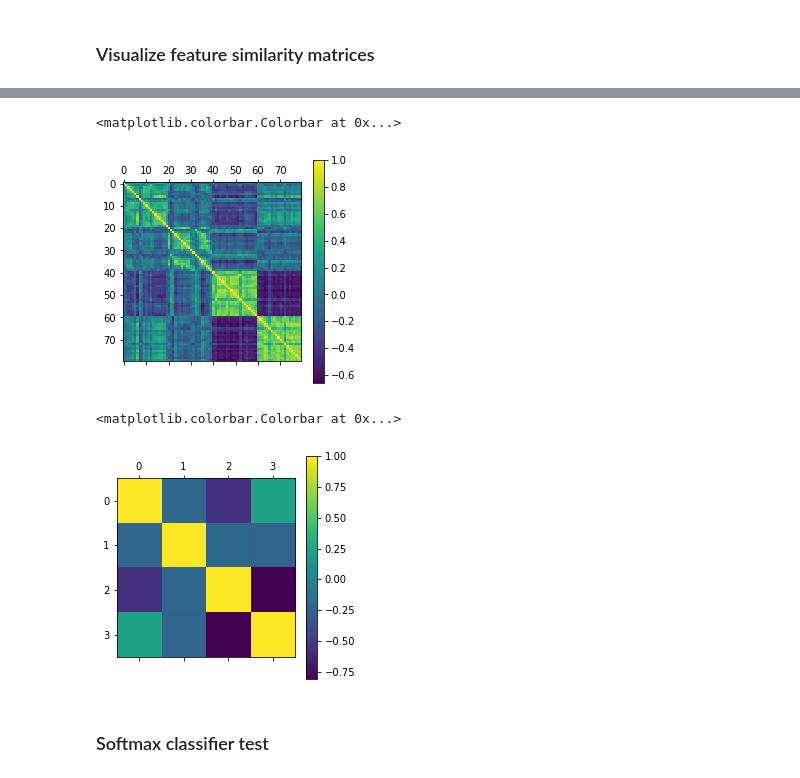
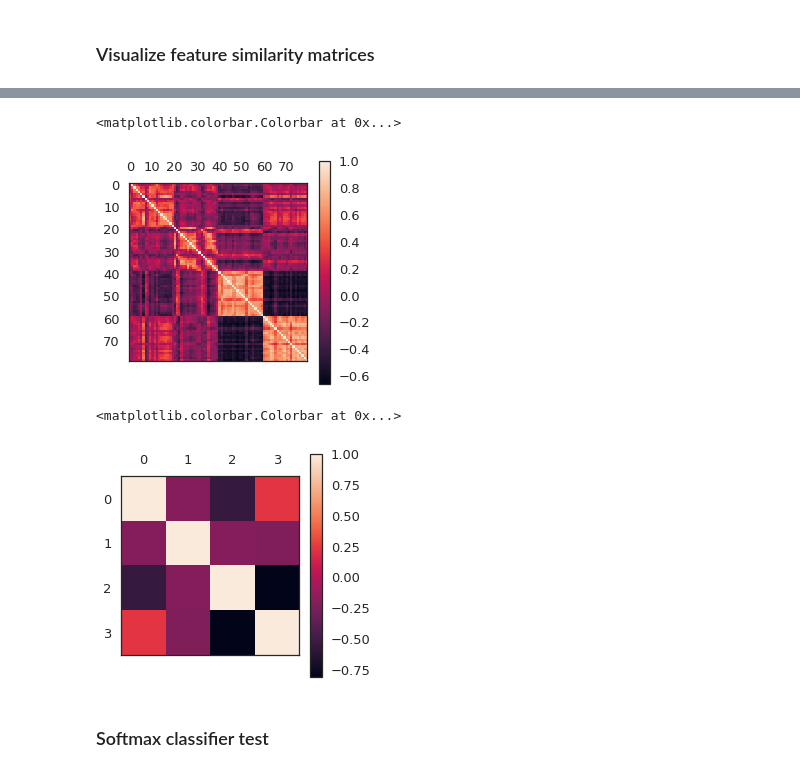
Before and after one commit to judithfan/sketchfeat, a Jupyter notebook: sketches/sketch_feature_analysis_Judy.ipynb, the cells around one changed output, grey strips where cells are left out. Cells and saved outputs as stored; diff of their text form; code cells hidden in the pictures.

Commit message:
updates to plot aesthetics

```diff
--- a/sketches/sketch_feature_analysis_Judy.ipynb
+++ b/sketches/sketch_feature_analysis_Judy.ipynb
@@ -322,13 +322,14 @@ def get_class_means(X, labels):
     return _mu
 # %%
 # plot OBJPOSE-level similarity matrix -- sorted by object and pose
+sns.set_style('white')
 views = _X.objpose.values
 means = get_class_means(_Features, views)
 plt.matshow(np.corrcoef(means))
 plt.colorbar()
 # %% [output]
 <matplotlib.colorbar.Colorbar at 0x...>
-[figure, old version]
+[figure, new version]
 # %%
 # plot category-level similarity matrix
 means = get_class_means(Features, Labels)
@@ -336,7 +337,7 @@ plt.matshow(np.corrcoef(means))
 plt.colorbar()
 # %% [output]
 <matplotlib.colorbar.Colorbar at 0x...>
-[figure, old version]
+[figure, new version]
 # %% [markdown]
 ### Softmax classifier test
 # %%
```
Also changed, not shown: parts of 4 cells of this notebook.
